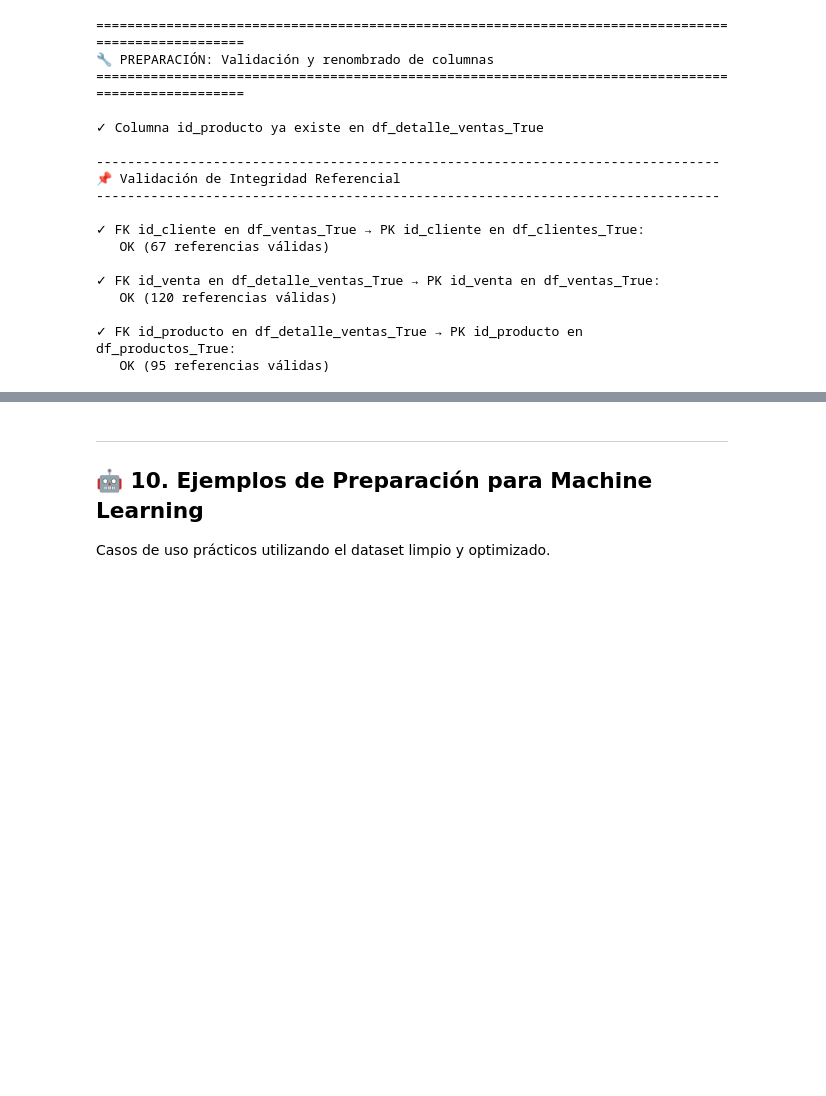
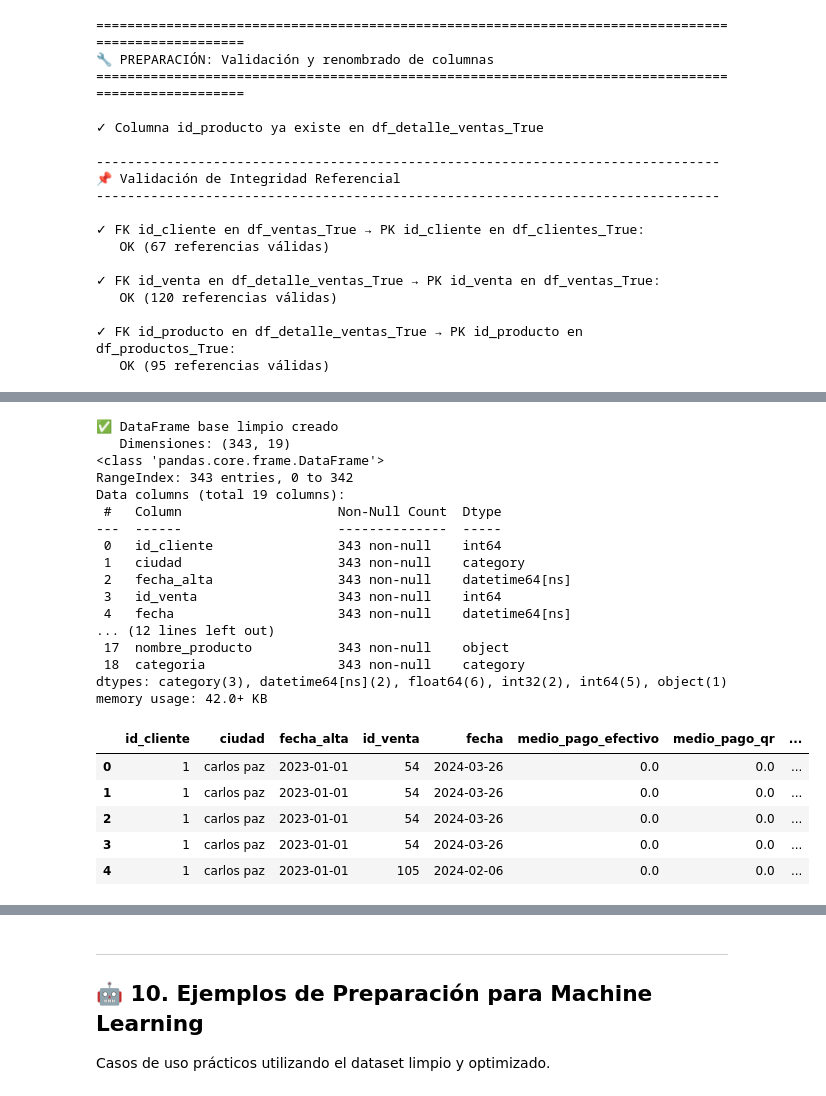
Before and after one commit to augustovillegas/ProyectoAurelionIBM_sp2, a Jupyter notebook: Proyecto_Aurelion.ipynb, the cells around one changed output, grey strips where cells are left out. Drawn from its saved outputs; the diff is of its cells as text; code cells hidden in the pictures; blank space fills up the shorter version.

```diff
--- a/Proyecto_Aurelion.ipynb
+++ b/Proyecto_Aurelion.ipynb
@@ -5031,0 +4974,49 @@ else:
+# %%
+# Crear df_base limpio para ML
+columnas_a_eliminar = [
+    "nombre_cliente",
+    "email",
+    "precio_unitario_y",
+    "importe_std",
+    "anio",
+]
+
+df_base = base_final.copy()
+
+# Convertir columnas de fecha solo si no son datetime
+if not pd.api.types.is_datetime64_any_dtype(df_base["fecha"]):
+    df_base["fecha"] = pd.to_datetime(df_base["fecha"])
+if "fecha_alta" in df_base.columns and not pd.api.types.is_datetime64_any_dtype(df_base["fecha_alta"]):
+    df_base["fecha_alta"] = pd.to_datetime(df_base["fecha_alta"])
+
+# Eliminar columnas solo si existen
+df_base = df_base.drop(columns=[c for c in columnas_a_eliminar if c in df_base.columns])
+
+print("✅ DataFrame base limpio creado")
+print(f"   Dimensiones: {df_base.shape}")
+df_base.info()
+df_base.head()
+# %% [output]
+✅ DataFrame base limpio creado
+   Dimensiones: (343, 19)
+<class 'pandas.core.frame.DataFrame'>
+RangeIndex: 343 entries, 0 to 342
+Data columns (total 19 columns):
+ #   Column                    Non-Null Count  Dtype
+---  ------                    --------------  -----
+ 0   id_cliente                343 non-null    int64
+ 1   ciudad                    343 non-null    category
+ 2   fecha_alta                343 non-null    datetime64[ns]
+ 3   id_venta                  343 non-null    int64
+ 4   fecha                     343 non-null    datetime64[ns]
+... (12 lines left out)
+ 17  nombre_producto           343 non-null    object
+ 18  categoria                 343 non-null    category
+dtypes: category(3), datetime64[ns](2), float64(6), int32(2), int64(5), object(1)
+memory usage: 42.0+ KB
+|  | id_cliente | ciudad | fecha_alta | id_venta | fecha | medio_pago_efectivo | medio_pago_qr | ... |
+| 0 | 1 | carlos paz | 2023-01-01 | 54 | 2024-03-26 | 0.0 | 0.0 | ... |
+| 1 | 1 | carlos paz | 2023-01-01 | 54 | 2024-03-26 | 0.0 | 0.0 | ... |
+| 2 | 1 | carlos paz | 2023-01-01 | 54 | 2024-03-26 | 0.0 | 0.0 | ... |
+| 3 | 1 | carlos paz | 2023-01-01 | 54 | 2024-03-26 | 0.0 | 0.0 | ... |
+| 4 | 1 | carlos paz | 2023-01-01 | 105 | 2024-02-06 | 0.0 | 0.0 | ... |
```
Also changed, not shown: parts of 136 cells of this notebook, 5 other files.
